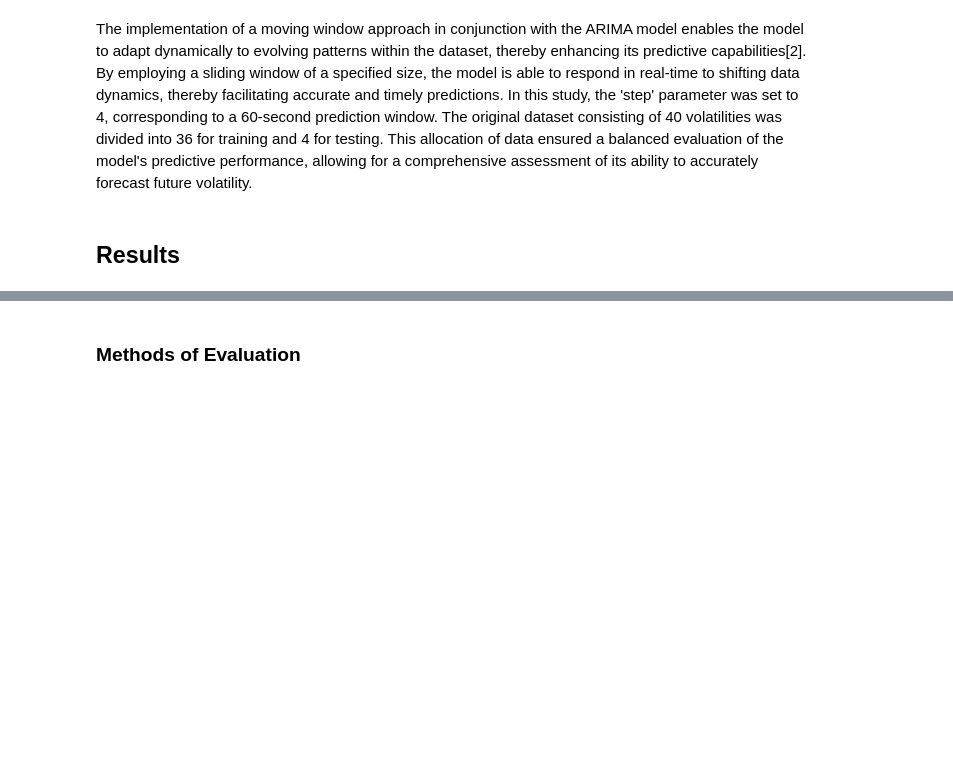
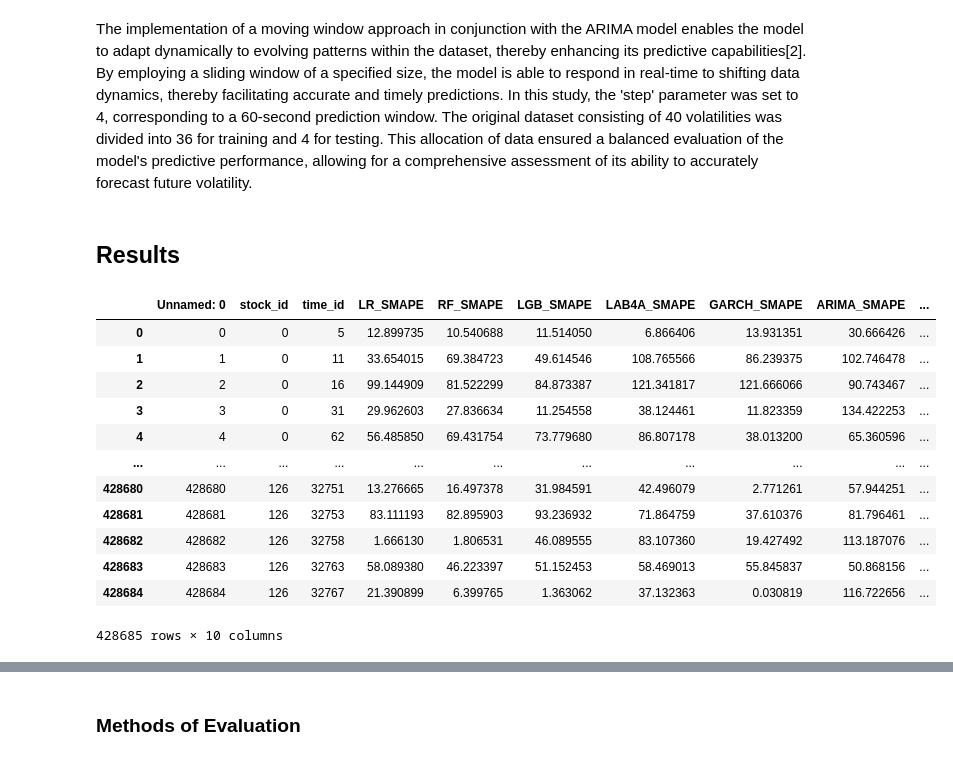
Before and after one commit to jmia2431/Optiver_Project, a Jupyter notebook: final-report copy.ipynb, the cells around one changed output, grey strips where cells are left out. Cells and saved outputs as stored; diff of their text form; code cells hidden in the pictures; blank space fills up the shorter version.

```diff
--- a/final-report copy.ipynb
+++ b/final-report copy.ipynb
@@ -109,3 +127,19 @@ In this study, an ARIMA model was employed to predict stock volatility. The ARIM
 The implementation of a moving window approach in conjunction with the ARIMA model enables the model to adapt dynamically to evolving patterns within the dataset, thereby enhancing its predictive capabilities[2]. By employing a sliding window of a specified size, the model is able to respond in real-time to shifting data dynamics, thereby facilitating accurate and timely predictions. In this study, the 'step' parameter was set to 4, corresponding to a 60-second prediction window. The original dataset consisting of 40 volatilities was divided into 36 for training and 4 for testing. This allocation of data ensured a balanced evaluation of the model's predictive performance, allowing for a comprehensive assessment of its ability to accurately forecast future volatility.
 # %% [markdown]
 ## Results
+# %%
+table
+# %% [output]
+|  | Unnamed: 0 | stock_id | time_id | LR_SMAPE | RF_SMAPE | LGB_SMAPE | LAB4A_SMAPE | GARCH_SMAPE | ARIMA_SMAPE | ... |
+| 0 | 0 | 0 | 5 | 12.899735 | 10.540688 | 11.514050 | 6.866406 | 13.931351 | 30.666426 | ... |
+| 1 | 1 | 0 | 11 | 33.654015 | 69.384723 | 49.614546 | 108.765566 | 86.239375 | 102.746478 | ... |
+| 2 | 2 | 0 | 16 | 99.144909 | 81.522299 | 84.873387 | 121.341817 | 121.666066 | 90.743467 | ... |
+| 3 | 3 | 0 | 31 | 29.962603 | 27.836634 | 11.254558 | 38.124461 | 11.823359 | 134.422253 | ... |
+| 4 | 4 | 0 | 62 | 56.485850 | 69.431754 | 73.779680 | 86.807178 | 38.013200 | 65.360596 | ... |
+| ... | ... | ... | ... | ... | ... | ... | ... | ... | ... | ... |
+| 428680 | 428680 | 126 | 32751 | 13.276665 | 16.497378 | 31.984591 | 42.496079 | 2.771261 | 57.944251 | ... |
+| 428681 | 428681 | 126 | 32753 | 83.111193 | 82.895903 | 93.236932 | 71.864759 | 37.610376 | 81.796461 | ... |
+| 428682 | 428682 | 126 | 32758 | 1.666130 | 1.806531 | 46.089555 | 83.107360 | 19.427492 | 113.187076 | ... |
+| 428683 | 428683 | 126 | 32763 | 58.089380 | 46.223397 | 51.152453 | 58.469013 | 55.845837 | 50.868156 | ... |
+| 428684 | 428684 | 126 | 32767 | 21.390899 | 6.399765 | 1.363062 | 37.132363 | 0.030819 | 116.722656 | ... |
+428685 rows × 10 columns
```
Also changed, not shown: parts of 4 cells of this notebook.
